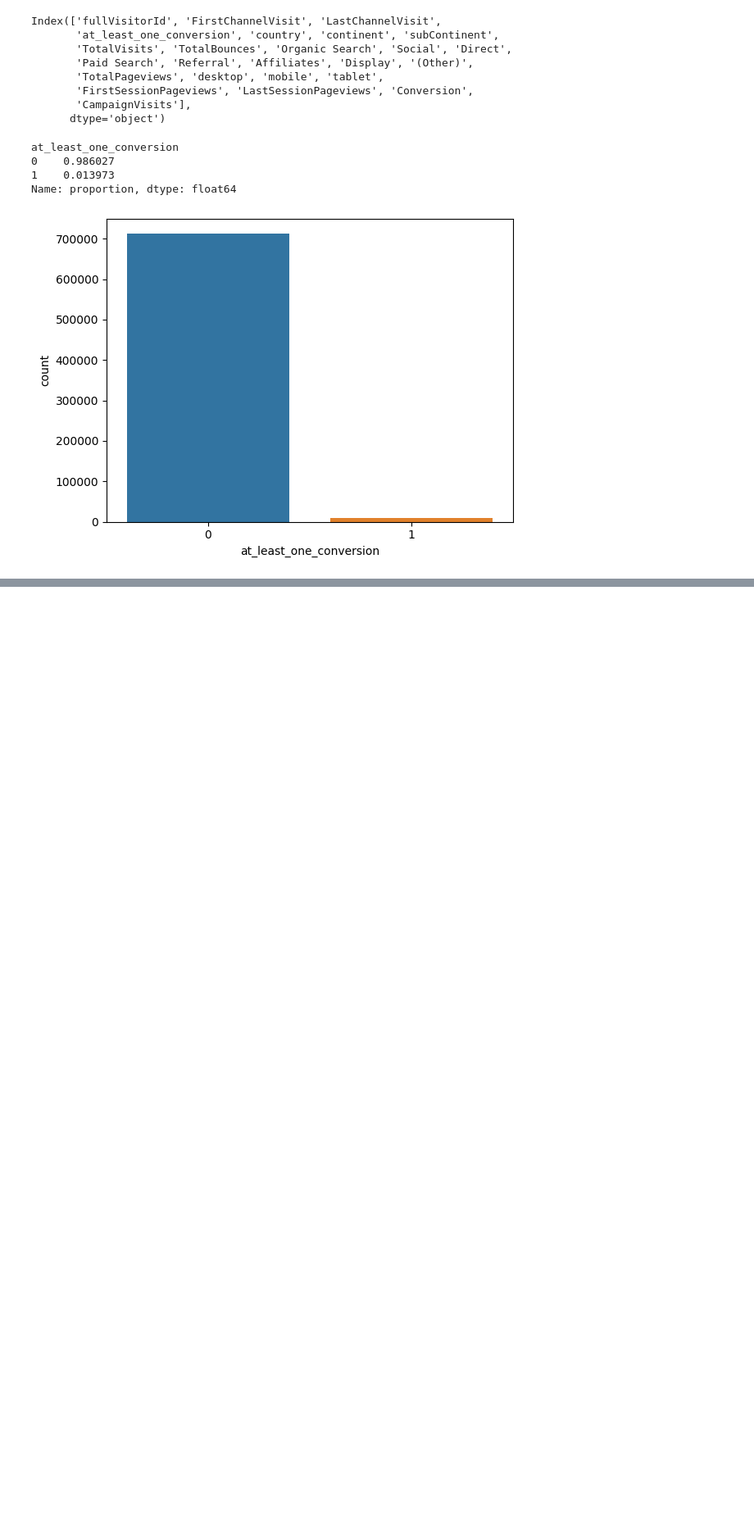
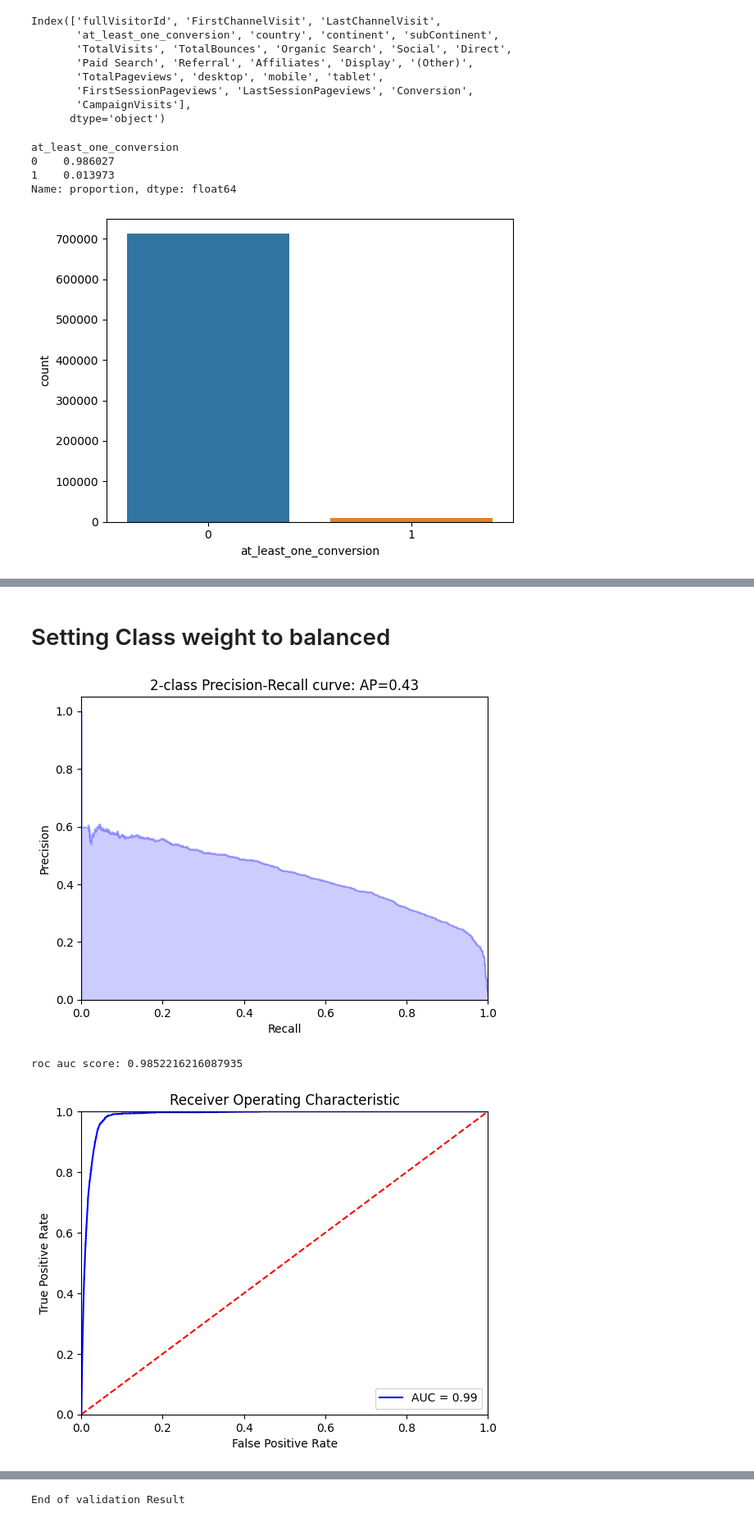
Before and after one commit to McGill-MMA-EnterpriseAnalytics/Revenue-Radar, a Jupyter notebook: Data Scientist-Conversion/Conversion_Prediction.ipynb, the cells around one changed output, grey strips where cells are left out. Shown at 82% size. Cells and saved outputs as stored; diff of their text form; code cells hidden in the pictures; blank space fills up the shorter version.

```diff
--- a/Data Scientist-Conversion/Conversion_Prediction.ipynb
+++ b/Data Scientist-Conversion/Conversion_Prediction.ipynb
@@ -60,3 +137,5 @@ Name: proportion, dtype: float64
+# %%
+df.drop(['TotalVisits','LastSessionPageviews'],axis=1,inplace=True)
 # %%
 cat_cols = df.select_dtypes(include='object').columns
 
@@ -68,3 +171,5 @@ df.shape
 # %%
 X=df.drop('at_least_one_conversion',axis=1)
 y=df['at_least_one_conversion']
+# %%
+X_train, X_test, y_train, y_test = train_test_split(X, y, test_size=0.30, random_state=42)
@@ -70,0 +253,10 @@ y=df['at_least_one_conversion']
+# %% [markdown]
+# Setting Class weight to balanced
+# %%
+logreg2=LogisticRegression(max_iter=10000, class_weight='balanced',random_state=42)
+logreg2.fit(X_train, y_train)
+clf_score(logreg2, X_train, y_train, X_test, y_test, train=False)
+# %% [output]
+[figure, added]
+roc auc score: 0.9852216216087935
+[figure, added]
@@ -70,0 +278 @@ y=df['at_least_one_conversion']
+End of validation Result
```
Also changed, not shown: parts of 33 cells of this notebook, 2 other files.
